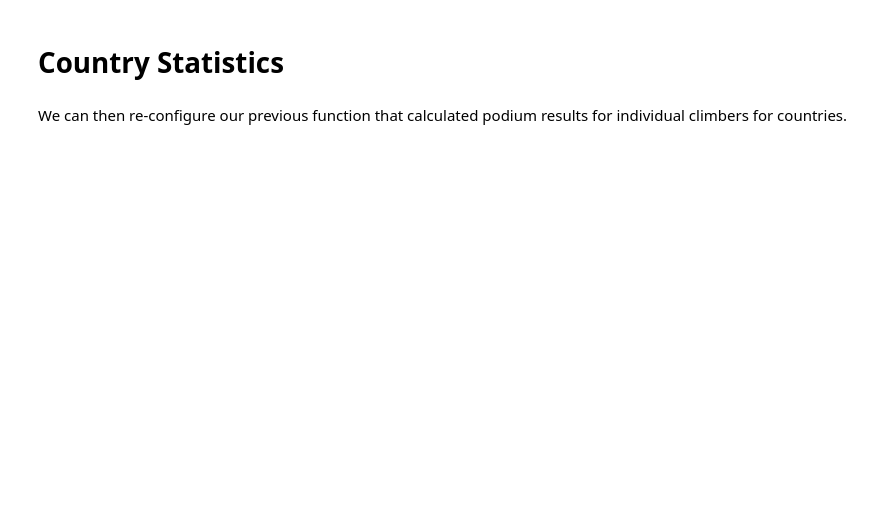
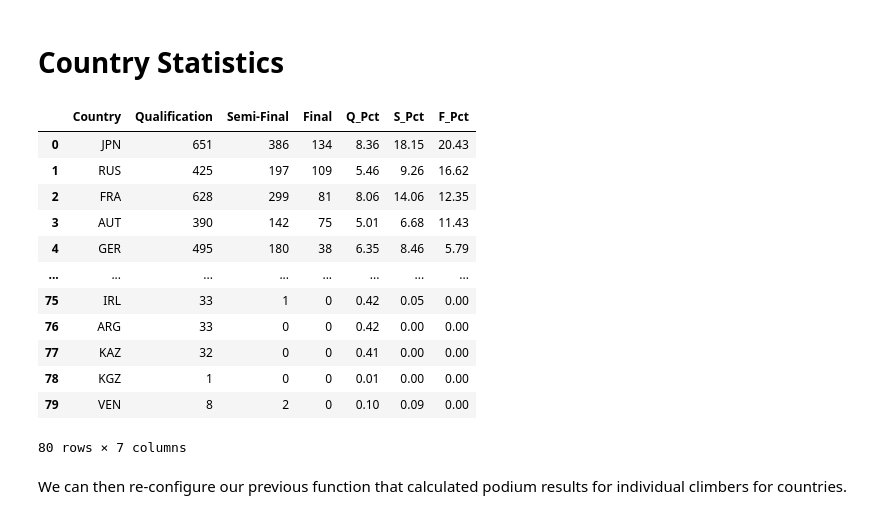
Before and after one commit to noah-kg/scraping-IFSC-website-via-selenium, a Jupyter notebook: IFSC Analysis.ipynb, the cells around one changed output. Cells and saved outputs as stored; diff of their text form; code cells hidden in the pictures; blank space fills up the shorter version.

```diff
--- a/IFSC Analysis.ipynb
+++ b/IFSC Analysis.ipynb
@@ -275,27 +330,47 @@ KeyError: 'Name'
 # Country Statistics
 # %%
 def get_bouldering_country_stats(df):
+    """
+    Returns a dataframe showing results of all scraped IFSC events
+    grouped by country.
+
+    df: dataframe containing results for all bouldering events
+    """
     clean_df = pd.DataFrame()
     clean_df['Country'] = df['Country'].unique()
 
     # Counts number of appearances per round per country
     qual_all = df.groupby(['Country'])['Qualification'].count()
     semi_app = df.groupby(['Country'])['Semi-Final'].count()
     final_app = df.groupby(['Country'])['Final'].count()
 
     # Merges the above with our previous dataframe
     clean_df = pd.merge(pd.merge(qual_all, semi_app , left_on='Country', right_index=True),
                   final_app, left_on='Country', right_index=True)
 
     # Calculates percentages of appearances vs total events
     clean_df = clean_df.sort_values('Final', ascending=False).reset_index()
     clean_df['Q_Pct'] = round((clean_df['Qualification'] / clean_df['Qualification'].sum()) * 100, 2)
     clean_df['S_Pct'] = round((clean_df['Semi-Final'] / clean_df['Semi-Final'].sum()) * 100, 2)
     clean_df['F_Pct'] = round((clean_df['Final'] / clean_df['Final'].sum()) * 100, 2)
     return clean_df
 
 boulder_men_country_stats = get_bouldering_country_stats(boulder_men_all_results)
 boulder_men_country_stats
+# %% [output]
+|  | Country | Qualification | Semi-Final | Final | Q_Pct | S_Pct | F_Pct |
+| 0 | JPN | 651 | 386 | 134 | 8.36 | 18.15 | 20.43 |
+| 1 | RUS | 425 | 197 | 109 | 5.46 | 9.26 | 16.62 |
+| 2 | FRA | 628 | 299 | 81 | 8.06 | 14.06 | 12.35 |
+| 3 | AUT | 390 | 142 | 75 | 5.01 | 6.68 | 11.43 |
+| 4 | GER | 495 | 180 | 38 | 6.35 | 8.46 | 5.79 |
+| ... | ... | ... | ... | ... | ... | ... | ... |
+| 75 | IRL | 33 | 1 | 0 | 0.42 | 0.05 | 0.00 |
+| 76 | ARG | 33 | 0 | 0 | 0.42 | 0.00 | 0.00 |
+| 77 | KAZ | 32 | 0 | 0 | 0.41 | 0.00 | 0.00 |
+| 78 | KGZ | 1 | 0 | 0 | 0.01 | 0.00 | 0.00 |
+| 79 | VEN | 8 | 2 | 0 | 0.10 | 0.09 | 0.00 |
+80 rows × 7 columns
 # %% [markdown]
 We can then re-configure our previous function that calculated podium results for individual climbers for countries.
 # %%
```
Also changed, not shown: parts of 15 cells of this notebook.
